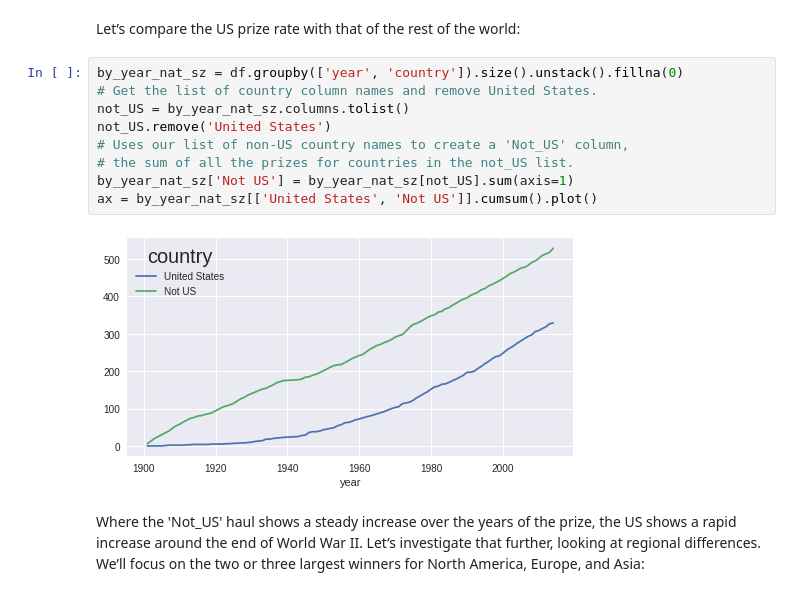
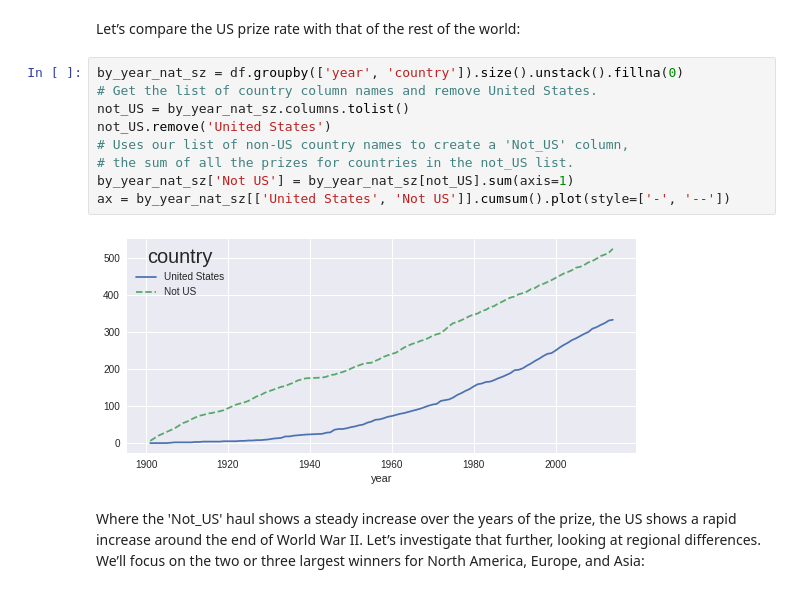
Before and after one commit to Kyrand/dataviz-with-python-and-js-ed-2, a Jupyter notebook: Part_3_Cleaning_and_Exploring_with_Pandas/Ch11_Exploring_Data_with_Pandas.ipynb, the cells around one changed output. Cells and saved outputs as stored; diff of their text form.

```diff
--- a/Part_3_Cleaning_and_Exploring_with_Pandas/Ch11_Exploring_Data_with_Pandas.ipynb
+++ b/Part_3_Cleaning_and_Exploring_with_Pandas/Ch11_Exploring_Data_with_Pandas.ipynb
@@ -546,14 +546,14 @@ Let’s compare the US prize rate with that of the rest of the world:
 # %%
 by_year_nat_sz = df.groupby(['year', 'country']).size().unstack().fillna(0)
 # Get the list of country column names and remove United States.
 not_US = by_year_nat_sz.columns.tolist()
 not_US.remove('United States')
 # Uses our list of non-US country names to create a 'Not_US' column,
 # the sum of all the prizes for countries in the not_US list.
 by_year_nat_sz['Not US'] = by_year_nat_sz[not_US].sum(axis=1)
-ax = by_year_nat_sz[['United States', 'Not US']].cumsum().plot()
+ax = by_year_nat_sz[['United States', 'Not US']].cumsum().plot(style=['-', '--'])
 # %% [output]
-[figure, old version]
+[figure, new version]
 # %% [markdown]
 Where the 'Not_US' haul shows a steady increase over the years of
 the prize, the US shows a rapid increase around the end of World
```
Also changed, not shown: parts of 11 cells of this notebook, 15 other files.
